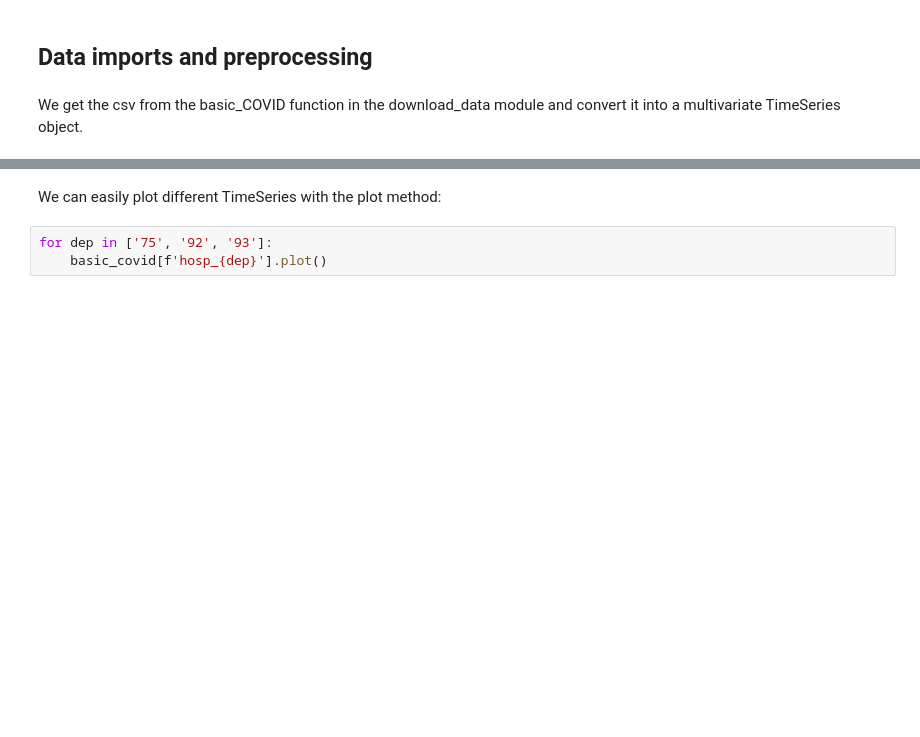
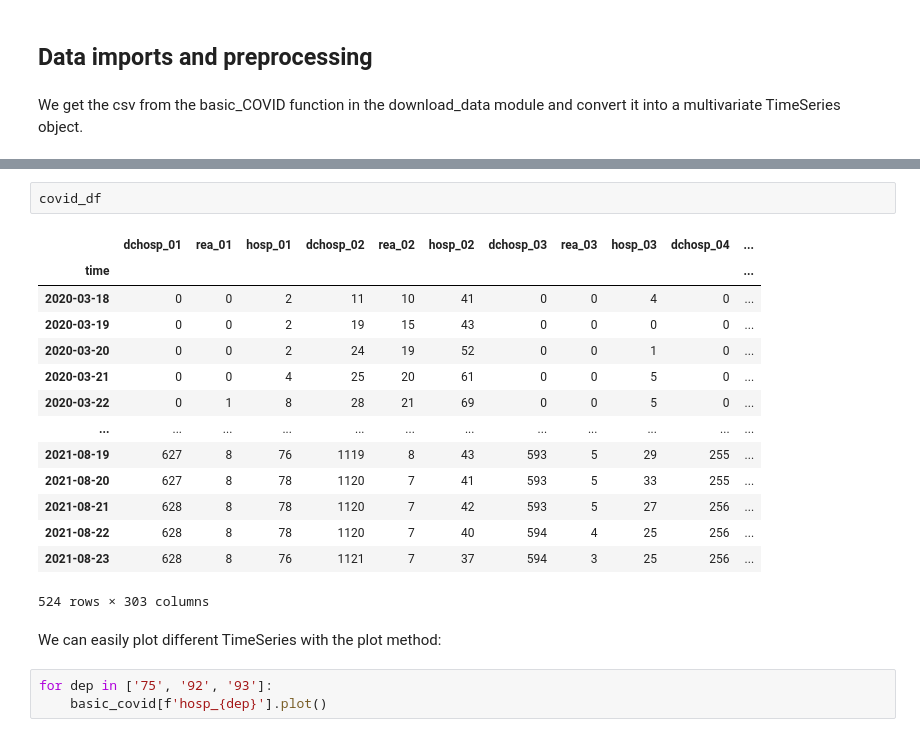
Before and after one commit to limiteinductive/elaine_and_the_gentle_boyz, a Jupyter notebook: notebooks/univariate.ipynb, the cells around one changed output, grey strips where cells are left out. Cells and saved outputs as stored; diff of their text form; blank space fills up the shorter version.

```diff
--- a/notebooks/univariate.ipynb
+++ b/notebooks/univariate.ipynb
@@ -16,6 +16,23 @@ basic_covid = TimeSeries.from_dataframe(covid_df)
 # %% [output]
 [interactive output not drawn]
 [interactive output not drawn]
+# %%
+covid_df
+# %% [output]
+|  | dchosp_01 | rea_01 | hosp_01 | dchosp_02 | rea_02 | hosp_02 | dchosp_03 | rea_03 | hosp_03 | dchosp_04 | ... |
+| time |  |  |  |  |  |  |  |  |  |  | ... |
+| 2020-03-18 | 0 | 0 | 2 | 11 | 10 | 41 | 0 | 0 | 4 | 0 | ... |
+| 2020-03-19 | 0 | 0 | 2 | 19 | 15 | 43 | 0 | 0 | 0 | 0 | ... |
+| 2020-03-20 | 0 | 0 | 2 | 24 | 19 | 52 | 0 | 0 | 1 | 0 | ... |
+| 2020-03-21 | 0 | 0 | 4 | 25 | 20 | 61 | 0 | 0 | 5 | 0 | ... |
+| 2020-03-22 | 0 | 1 | 8 | 28 | 21 | 69 | 0 | 0 | 5 | 0 | ... |
+| ... | ... | ... | ... | ... | ... | ... | ... | ... | ... | ... | ... |
+| 2021-08-19 | 627 | 8 | 76 | 1119 | 8 | 43 | 593 | 5 | 29 | 255 | ... |
+| 2021-08-20 | 627 | 8 | 78 | 1120 | 7 | 41 | 593 | 5 | 33 | 255 | ... |
+| 2021-08-21 | 628 | 8 | 78 | 1120 | 7 | 42 | 593 | 5 | 27 | 256 | ... |
+| 2021-08-22 | 628 | 8 | 78 | 1120 | 7 | 40 | 594 | 4 | 25 | 256 | ... |
+| 2021-08-23 | 628 | 8 | 76 | 1121 | 7 | 37 | 594 | 3 | 25 | 256 | ... |
+524 rows × 303 columns
 # %% [markdown]
 We can easily plot different TimeSeries with the plot method:
 # %%
```
Also changed, not shown: 3 other files.
